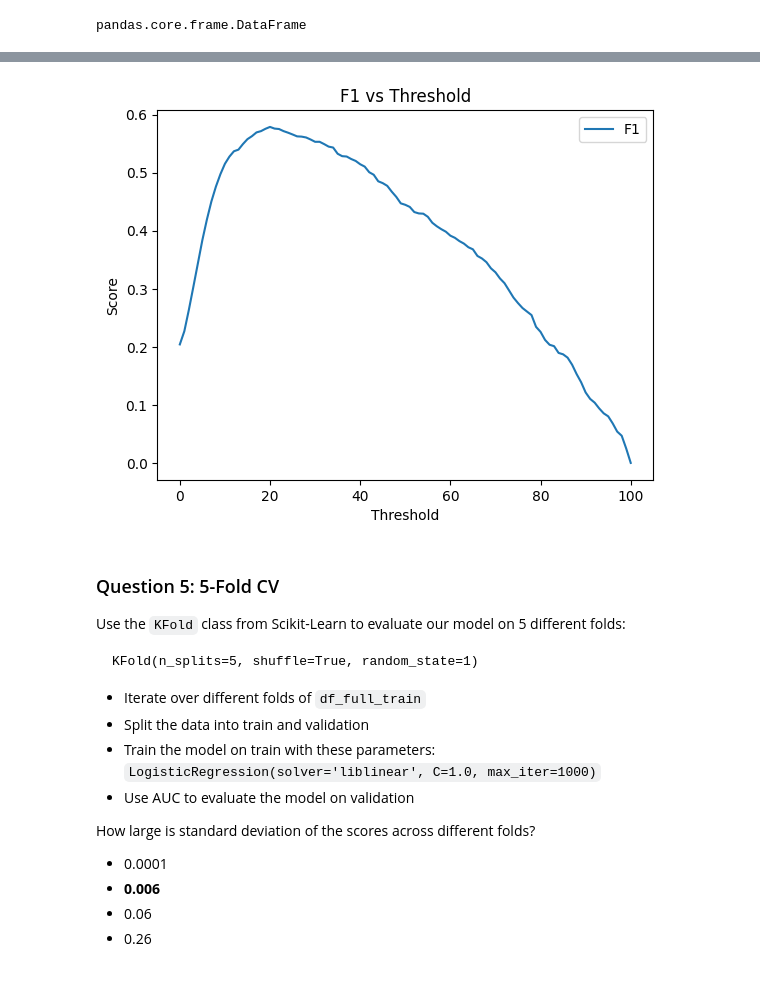
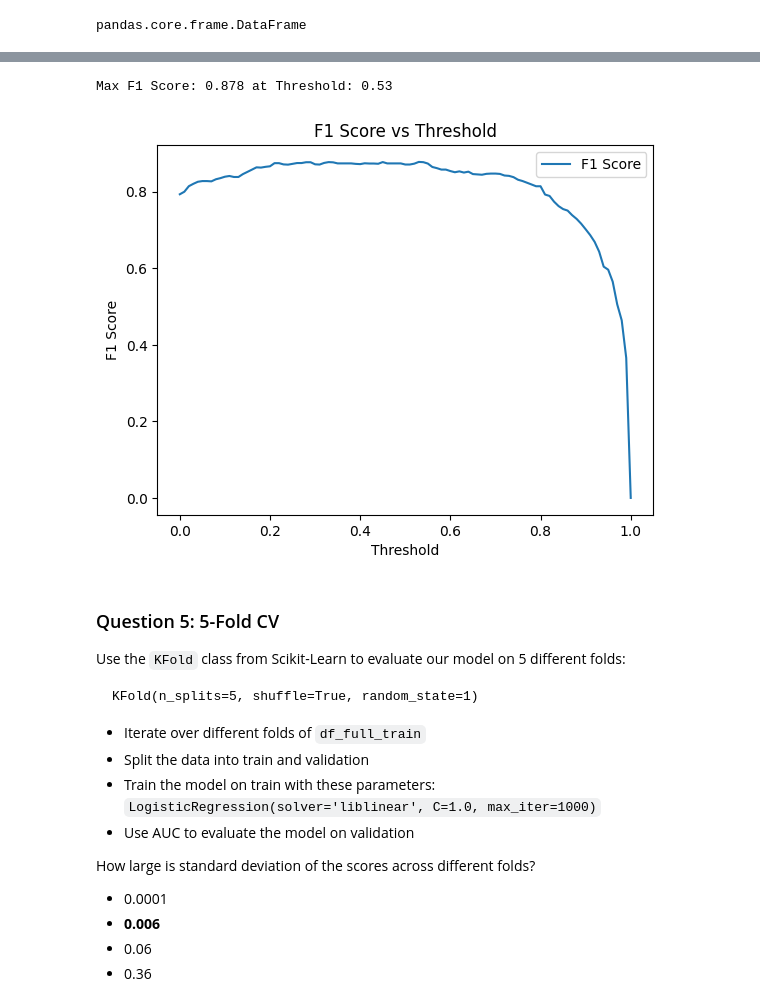
Before and after one commit to renelarsson/ml-homework, a Jupyter notebook: 04-evaluation/hw4.ipynb, the cells around one changed output, grey strips where cells are left out. Cells and saved outputs as stored; diff of their text form; code cells hidden in the pictures.

```diff
--- a/04-evaluation/hw4.ipynb
+++ b/04-evaluation/hw4.ipynb
@@ -149,0 +40,7 @@ Name: count, Length: 559, dtype: int64
+# %%
+# Replace missing values
+for col in df.columns:
+    if df[col].dtype == 'object':
+        df[col] = df[col].fillna('NA')
+    else:
+        df[col] = df[col].fillna(0.0)
@@ -201,12 +129,0 @@ What's the AUC of this model on the validation dataset? (round to 3 digits)
-# %%
-df_train['y'] = df_train['y'].map({'yes': 1, 'no': 0})
-df_val['y'] = df_val['y'].map({'yes': 1, 'no': 0})
-df_test['y'] = df_test['y'].map({'yes': 1, 'no': 0})
-
-y_train = df_train.y.values
-y_val = df_val.y.values
-y_test = df_test.y.values
-
-del df_train['y']
-del df_val['y']
-del df_test['y']
@@ -395,13 +278,30 @@ Maximal F1: 0.58
+# %%
+# Compute F1 score for each threshold
+F1_scores = []
+
+for t in thresholds:
+    y_pred_class = (y_pred >= t)
+    p = precision_score(y_val, y_pred_class.astype(int), zero_division=0)
+    r = recall_score(y_val, y_pred_class.astype(int), zero_division=0)
+    f1 = 2 * (p * r) / (p + r) if (p + r) > 0 else 0
+    F1_scores.append(f1)
+
+# Find the threshold with the maximum F1 score
+max_f1_index = np.argmax(F1_scores)
+max_f1_threshold = thresholds[max_f1_index]
+print(f'Max F1 Score: {F1_scores[max_f1_index]:.3f} at Threshold: {max_f1_threshold:.2f}')
+# %% [output]
+Max F1 Score: 0.878 at Threshold: 0.53
 # %%
-# Plot F1 curves
-plt.plot(F_1, label="F1")
-plt.xlabel("Threshold")
-plt.ylabel("Score")
+# Plot F1 score curve
+plt.plot(thresholds, F1_scores, label='F1 Score')
+plt.xlabel('Threshold')
+plt.ylabel('F1 Score')
+plt.title('F1 Score vs Threshold')
 plt.legend()
-plt.title("F1 vs Threshold")
 plt.show()
 # %% [output]
-[figure, old version]
+[figure, new version]
 # %% [markdown]
 ### Question 5: 5-Fold CV
 
@@ -421,7 +321,7 @@ How large is standard deviation of the scores across different folds?
 - 0.0001
 - **0.006**
 - 0.06
-- 0.26
+- 0.36
 # %%
 from sklearn.model_selection import KFold
 
```
Also changed, not shown: parts of 38 cells of this notebook, 1 other file.
